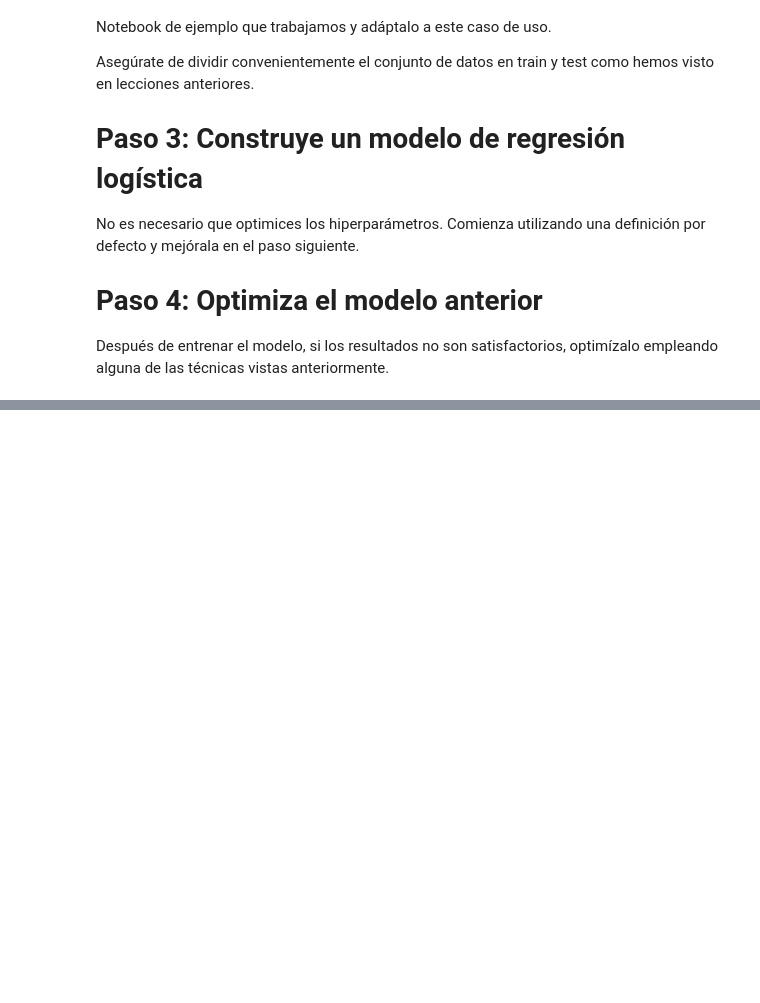
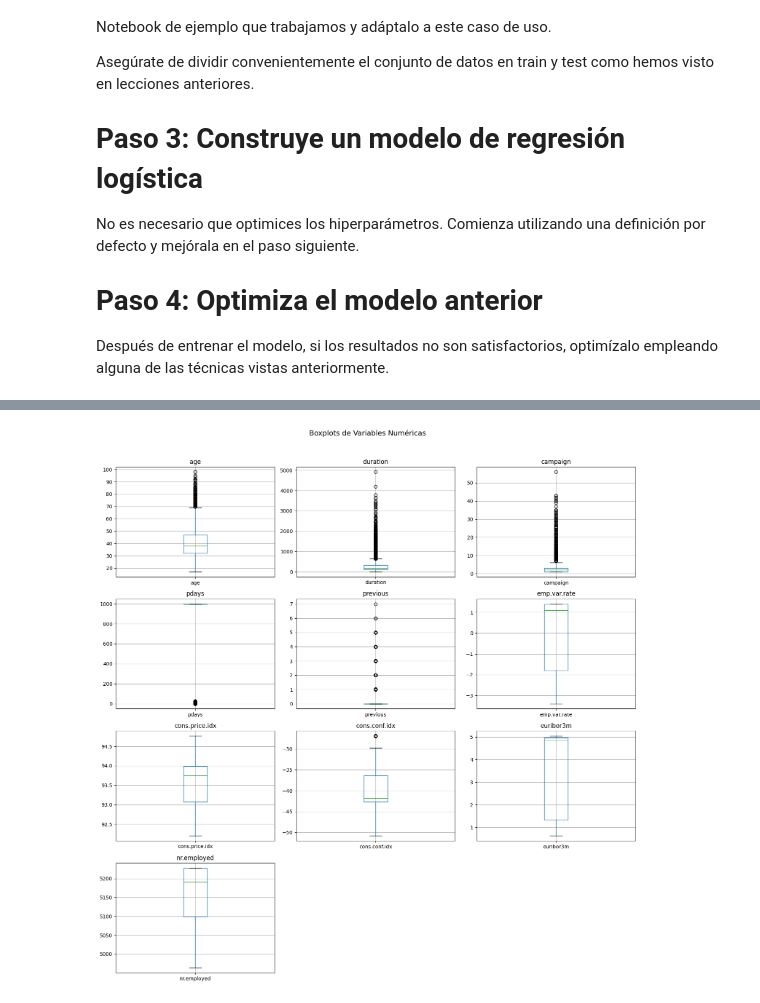
Before and after one commit to 4GeeksAcademy/alejandroantoniogutierrez-intro-ml, a Jupyter notebook: src/01.logistic-regression-bank-marketing-campaign-data.ipynb, the cells around one changed output, grey strips where cells are left out. Cells and saved outputs as stored; diff of their text form; code cells hidden in the pictures; blank space fills up the shorter version.

```diff
--- a/src/01.logistic-regression-bank-marketing-campaign-data.ipynb
+++ b/src/01.logistic-regression-bank-marketing-campaign-data.ipynb
@@ -39,0 +306,3 @@ Después de entrenar el modelo, si los resultados no son satisfactorios, optimí
+# %%
+columnas_numericas = df.select_dtypes(include=[np.number])
+columnas_numericas
@@ -39,0 +323,13 @@ Después de entrenar el modelo, si los resultados no son satisfactorios, optimí
+# %%
+fig, axes = plt.subplots(4, 3, figsize=(15, 15))
+axes = axes.flatten()
+for i, col in enumerate(columnas_numericas):
+    df.boxplot(column=col, ax=axes[i])
+    axes[i].set_title(col)
+for j in range(i+1, len(axes)):
+    axes[j].set_visible(False)
+plt.suptitle('Boxplots de Variables Numéricas', y=1.02, fontsize=14)
+plt.tight_layout()
+plt.show()
+# %% [output]
+[figure, added]
```
Also changed, not shown: parts of 51 cells of this notebook, 3 other files.
